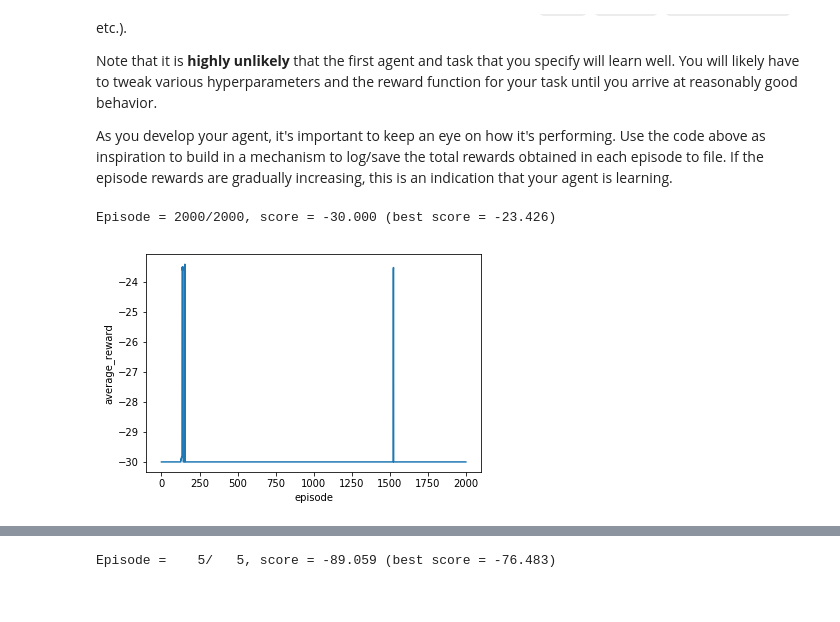
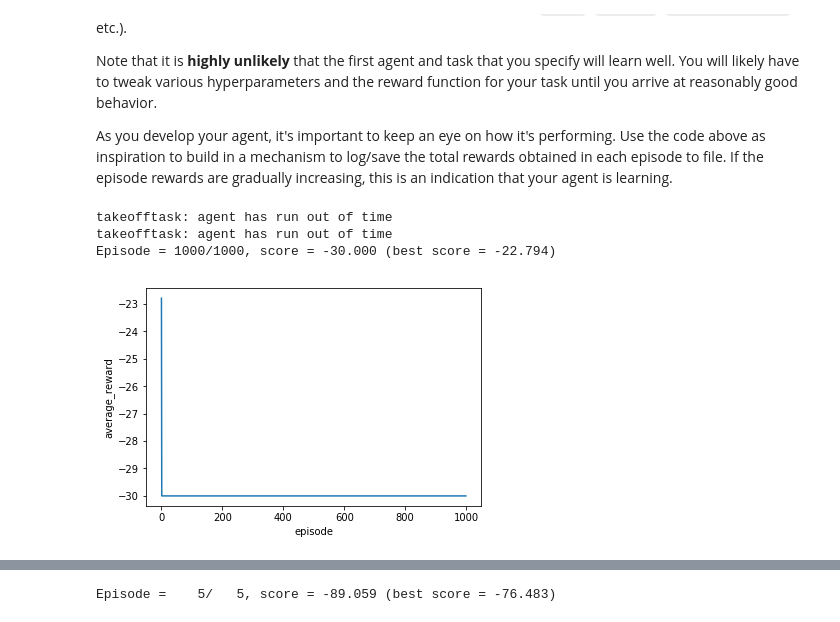
Before and after one commit to KnollFrank/RL-Quadcopter-2, a Jupyter notebook: Quadcopter_Project.ipynb, the cells around one changed output, grey strips where cells are left out. Cells and saved outputs as stored; diff of their text form; code cells hidden in the pictures.

```diff
--- a/Quadcopter_Project.ipynb
+++ b/Quadcopter_Project.ipynb
@@ -252,22 +256,24 @@ As you develop your agent, it's important to keep an eye on how it's performing.
 # %%
 # hover in place, land softly, or reach a target pose.
 # takeoff
 import numpy as np
 from agents.agent import DDPG
 from agents.scoring_agent_wrapper import ScoringAgentWrapper
 from tasks.takeoff_task import TakeoffTask
 
 task = TakeoffTask(
     init_pose = np.array([0., 0., 0., 0., 0., 0.]),
     init_velocities = np.array([0., 0., 0.]),
     init_angle_velocities = np.array([0., 0., 0.]),
     runtime = 5.)
 agent = ScoringAgentWrapper(DDPG(task))
-average_rewards_per_episode = train(agent = agent, task = task, num_episodes = 2000)
+average_rewards_per_episode = train(agent = agent, task = task, num_episodes = 1000)
 plot_average_rewards_per_episode(average_rewards_per_episode)
 # %% [output]
-Episode = 2000/2000, score = -30.000 (best score = -23.426)
+takeofftask: agent has run out of time
+takeofftask: agent has run out of time
+Episode = 1000/1000, score = -30.000 (best score = -22.794)
-[figure, old version]
+[figure, new version]
 # %%
 def evaluate2(agent, task):
     labels = ['time', 'x', 'y', 'z', 'phi', 'theta', 'psi', 'x_velocity',
```
Also changed, not shown: parts of 9 cells of this notebook, 1 other file.
